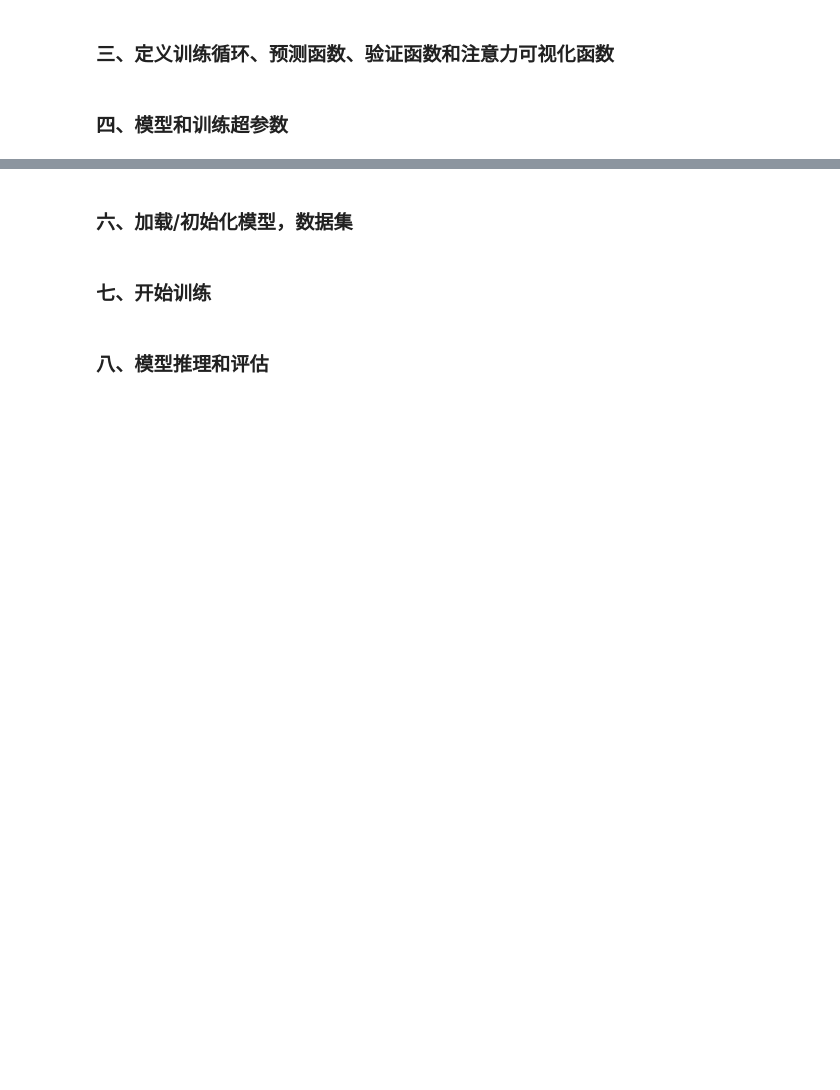
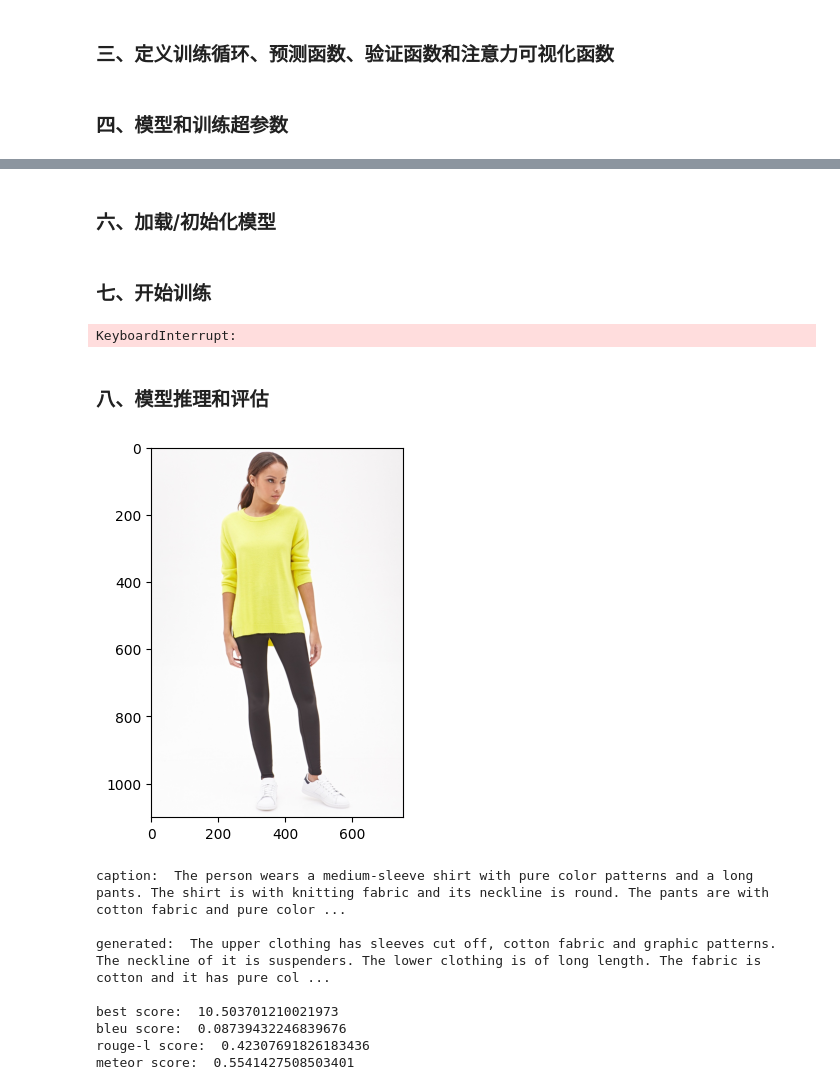
Before and after one commit to hammershock/FashionDescription, a Jupyter notebook: ViT+Transformer.ipynb, the cells around one changed output, grey strips where cells are left out. Cells and saved outputs as stored; diff of their text form; code cells hidden in the pictures; blank space fills up the shorter version.

```diff
--- a/ViT+Transformer.ipynb
+++ b/ViT+Transformer.ipynb
@@ -26,6 +37,7 @@ from metrics import bleu, rouge_l
 # %%
 class PatchEmbedding(nn.Module):
     """ViT嵌入层，通过将原始图像分为若干个小块，分别嵌入，然后展平为序列"""
+
     def __init__(self, in_channels: int, patch_size: int, emb_size: int, img_size: int):
         super().__init__()
         self.patch_size = patch_size
@@ -41,6 +53,7 @@ class PatchEmbedding(nn.Module):
 
 class FeedForward(nn.Module):
     """编码器、解码器点对点前馈层"""
+
     def __init__(self, emb_size: int, expansion: int, dropout: float):
         super().__init__()
         self.fc1 = nn.Linear(emb_size, expansion * emb_size)
@@ -56,6 +69,7 @@ class FeedForward(nn.Module):
 
 class TransformerEncoderLayer(nn.Module):
     """ViT编码器层"""
+
     def __init__(self, emb_size: int, num_heads: int, expansion: int, dropout: float):
         super().__init__()
         self.norm1 = nn.LayerNorm(emb_size)
@@ -74,6 +88,7 @@ class TransformerEncoderLayer(nn.Module):
 
 class VisionTransformerEncoder(nn.Module):
     """ViT编码器"""
+
     def __init__(self, in_channels: int, patch_size: int, img_size: int, emb_size: int, num_layers: int, num_heads: int,
                  expansion: int, dropout: float):
         super().__init__()
@@ -122,6 +137,7 @@ def create_masks(target_seq, pad_idx, num_heads):
 
 class DecoderLayer(nn.Module):
     """transformer解码器层"""
+
     def __init__(self, emb_size, num_heads, expansion, dropout):
         super(DecoderLayer, self).__init__()
         self.norm1 = nn.LayerNorm(emb_size)
@@ -158,6 +174,7 @@ class DecoderLayer(nn.Module):
 
 class PositionalEncoding(nn.Module):
     """目标序列正余弦位置编码"""
+
     def __init__(self, d_model, max_len=5000):
         super(PositionalEncoding, self).__init__()
         pe = torch.zeros(max_len, d_model)
@@ -176,6 +193,7 @@ class PositionalEncoding(nn.Module):
 
 class TransformerDecoder(nn.Module):
     """Transformer解码器层"""
+
     def __init__(self, emb_size, num_heads, expansion, dropout, num_layers, target_vocab_size,
                  pretrained_embeddings=None):
         super(TransformerDecoder, self).__init__()
@@ -206,7 +224,9 @@ class TransformerDecoder(nn.Module):
 
 class ImageCaptioningModel(nn.Module):
     """img2seq模型"""
-    def __init__(self, img_size, in_channels, patch_size, emb_size, target_vocab_size, num_layers, num_heads, expansion, dropout, pretrained_embeddings=None):
+
+    def __init__(self, img_size, in_channels, patch_size, emb_size, target_vocab_size, num_layers, num_heads, expansion,
+                 dropout, pretrained_embeddings=None):
         super(ImageCaptioningModel, self).__init__()
         self.encoder = VisionTransformerEncoder(in_channels=in_channels,
                                                 patch_size=patch_size,
@@ -394,3 +436,3 @@ mask_func = partial(create_masks, pad_idx=vocabulary.pad, num_heads=num_heads)
 # %% [markdown]
-### 六、加载/初始化模型，数据集
+### 六、加载/初始化模型
 # %%
@@ -412,22 +456,56 @@ dataset = ImageTextDataset(dataset_root,
 # %% [markdown]
 ### 七、开始训练
 # %%
-dataloader = DataLoader(dataset, batch_size, shuffle=True)
+# =================== Prepare for Training ===================
+
+train_set = ImageTextDataset(dataset_root,
+                             train_labels_path,
+                             vocabulary=vocabulary,
+                             max_seq_len=seq_length,
+                             transform=transform,
+                             max_cache_memory=32 * 1024 ** 3)
+
+train_loader = DataLoader(train_set, batch_size, shuffle=True)
 
 criterion = nn.CrossEntropyLoss().to(device)
 optimizer = torch.optim.Adam(model.parameters(), lr=lr)
 
 # =================== Start Training ===================
-train(model, dataloader, criterion, optimizer, mask_func, save_path='models/model_transformer.pth',
+train(model, train_loader, criterion, optimizer, mask_func, save_path='models/model_transformer.pth',
       epochs=epochs, device=device, experiment_name=experiment_name)
+# %% [output]
+KeyboardInterrupt:
 # %% [markdown]
 ### 八、模型推理和评估
 # %%
 #  =================== Model Inference ===================
-image_path, caption = dataset.sample()
+test_set = ImageTextDataset(dataset_root,
+                            test_labels_path,
+                            vocabulary=vocabulary,
+                            max_seq_len=seq_length,
+                            transform=transform)
 
-caption_generated = predict(model, Image.open(image_path), transform, vocabulary, device, seq_length, mask_func,
-                            visualize=True)
-print(caption, '\n\n', caption_generated)
+image_path, caption = test_set.sample()
+original_image = Image.open(image_path)
+image = transform(original_image).unsqueeze(0)
+caption_generated, score, attn_images = generate_by_beam_search(model, image, vocabulary, device, seq_length,
+                                                                mask_func, beam_width=5)
+
+plt.imshow(original_image)
+plt.show()
+
+print('caption: ', caption, '\n\ngenerated: ', caption_generated, '\n')
+print('best score: ', score)  # 序列全概率的负对数似然, 越小越好
 print('bleu score: ', bleu(caption_generated, caption, vocabulary))
 print('rouge-l score: ', rouge_l(caption_generated, caption, vocabulary))
+print('meteor score: ', meteor(caption_generated, caption, vocabulary))
+# %% [output]
+[figure, added]
+caption:  The person wears a medium-sleeve shirt with pure color patterns and a long pants. The shirt is with knitting fabric and its neckline is round. The pants are with cotton fabric and pure color ...
+
+generated:  The upper clothing has sleeves cut off, cotton fabric and graphic patterns. The neckline of it is suspenders. The lower clothing is of long length. The fabric is cotton and it has pure col ...
+
+best score:  10.503701210021973
+bleu score:  0.08739432246839676
+rouge-l score:  0.42307691826183436
+meteor score:  0.5541427508503401
```
Also changed, not shown: parts of 13 cells of this notebook, 7 other files.
